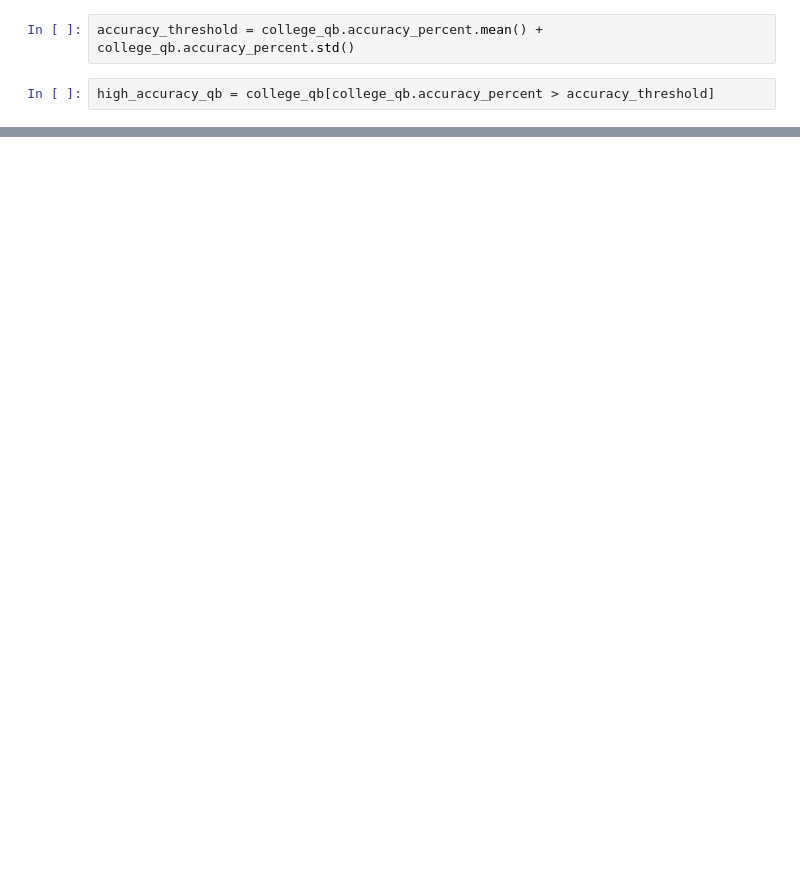
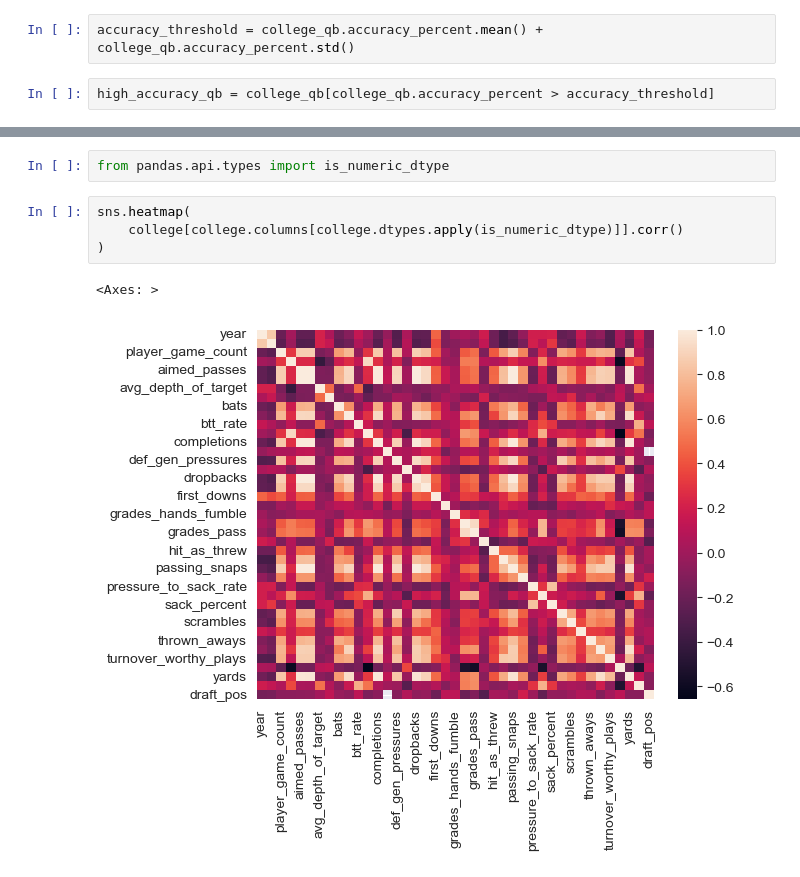
Before and after one commit to Vnz01/MATH189FP, a Jupyter notebook: MATH189FP.ipynb, the cells around one changed output, grey strips where cells are left out. Drawn from its saved outputs; the diff is of its cells as text; blank space fills up the shorter version.

```diff
--- a/MATH189FP.ipynb
+++ b/MATH189FP.ipynb
@@ -248,0 +226,9 @@ plt.show()
+# %%
+from pandas.api.types import is_numeric_dtype
+# %%
+sns.heatmap(
+    college[college.columns[college.dtypes.apply(is_numeric_dtype)]].corr()
+)
+# %% [output]
+<Axes: >
+[figure, added]
```
Also changed, not shown: parts of 22 cells of this notebook.
